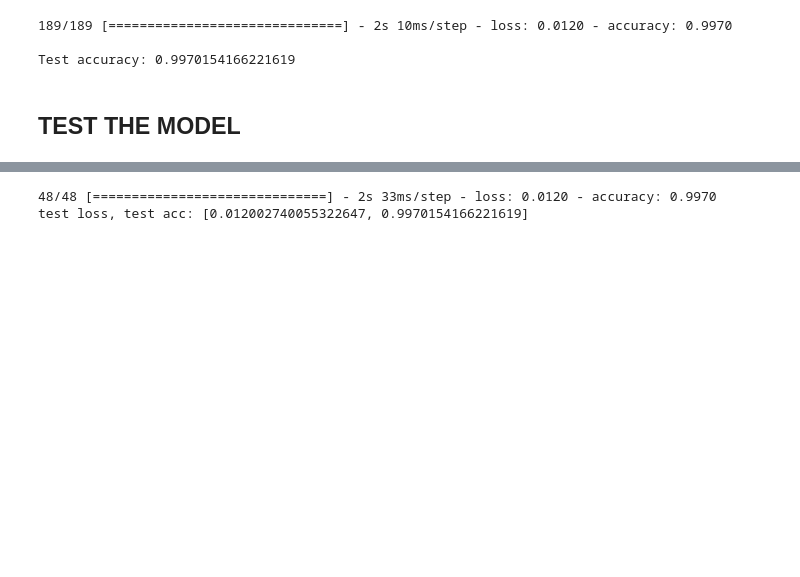
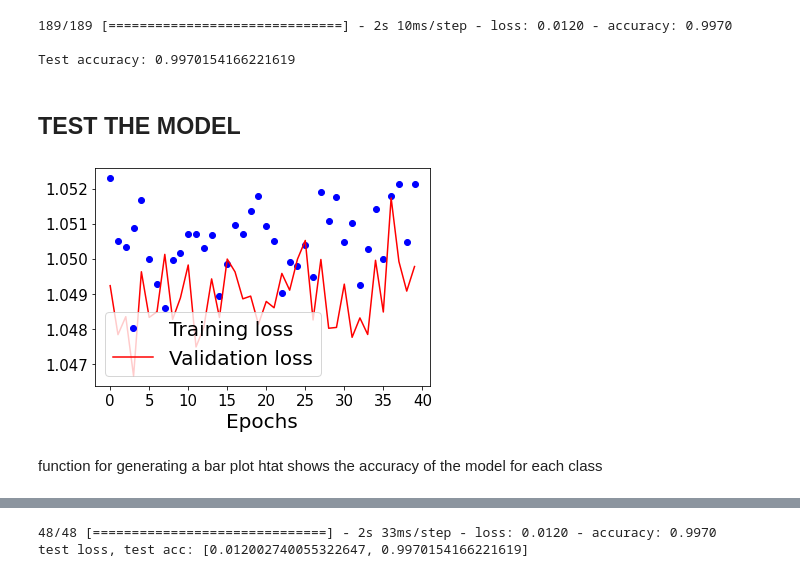
Before and after one commit to AlessandroAvi/Master_Thesis, a Jupyter notebook: OpenMV_application/Scripts/Train_MNIST_half_pruned.ipynb, the cells around one changed output, grey strips where cells are left out. Saved outputs shown, nothing was run; the diff lists cells and outputs as text; code cells hidden in the pictures; blank space fills up the shorter version.

```diff
--- a/OpenMV_application/Scripts/Train_MNIST_half_pruned.ipynb
+++ b/OpenMV_application/Scripts/Train_MNIST_half_pruned.ipynb
@@ -123,9 +123,9 @@ data_high_test  = data_high_test.astype(np.float32) / 255.0
 # %% [markdown]
 ## **BUILD THE MODEL**
 # %%
-TRAIN_MODEL_1 = False
+TRAIN_MODEL_1 = True
 TRAIN_MODEL_2 = False
-TRAIN_MODEL_3 = True
+TRAIN_MODEL_3 = False
 # %%
 batch_size = 32
 epochs     = 40
@@ -233,7 +233,7 @@ ________________________________________________________________________________
 ## TRAIN THE MODEL
 # %%
 if(TRAIN_MODEL_1):
-    model.fit(data_low_train, label_low_train, epochs = epochs, batch_size = batch_size, validation_split = validation_split)
+    train_hist = model.fit(data_low_train, label_low_train, epochs = epochs, batch_size = batch_size, validation_split = validation_split)
 
   # Evaluate the model performance
     test_loss, test_acc = model.evaluate(data_low_test, label_low_test)
@@ -290,3 +308,33 @@ if(TRAIN_MODEL_3):
 Test accuracy: 0.9970154166221619
 # %% [markdown]
 ## TEST THE MODEL
+# %%
+def hostiry_training_plot(model):
+    hist_loss     = model.history['loss']
+    hist_val_loss = model.history['val_loss']
+    epoch_list    = list(range(epochs))
+
+    fig = plt.subplots()
+
+    plt.plot(epoch_list, hist_loss, 'bo', label='Training loss')
+    plt.plot(epoch_list, hist_val_loss, 'r', label='Validation loss')
+
+
+    #plt.title('Training and validation loss')
+    label_size = 20
+    plt.legend(prop={'size': label_size})
+    plt.xlabel('Epochs',  fontsize = label_size)
+    plt.xticks(fontsize = 15)
+    plt.yticks(fontsize = 15)
+
+    ROOT_PATH = os.path.abspath('')
+    PLOT_PATH = ROOT_PATH + "\\Results\\"
+    plt.savefig(PLOT_PATH + 'training_History.jpg')
+
+    plt.show()
+# %%
+hostiry_training_plot(train_hist)
+# %% [output]
+[figure, added]
+# %% [markdown]
+function for generating a bar plot htat shows the accuracy of the model for each class
```
Also changed, not shown: parts of 6 cells of this notebook, 24 other files.
